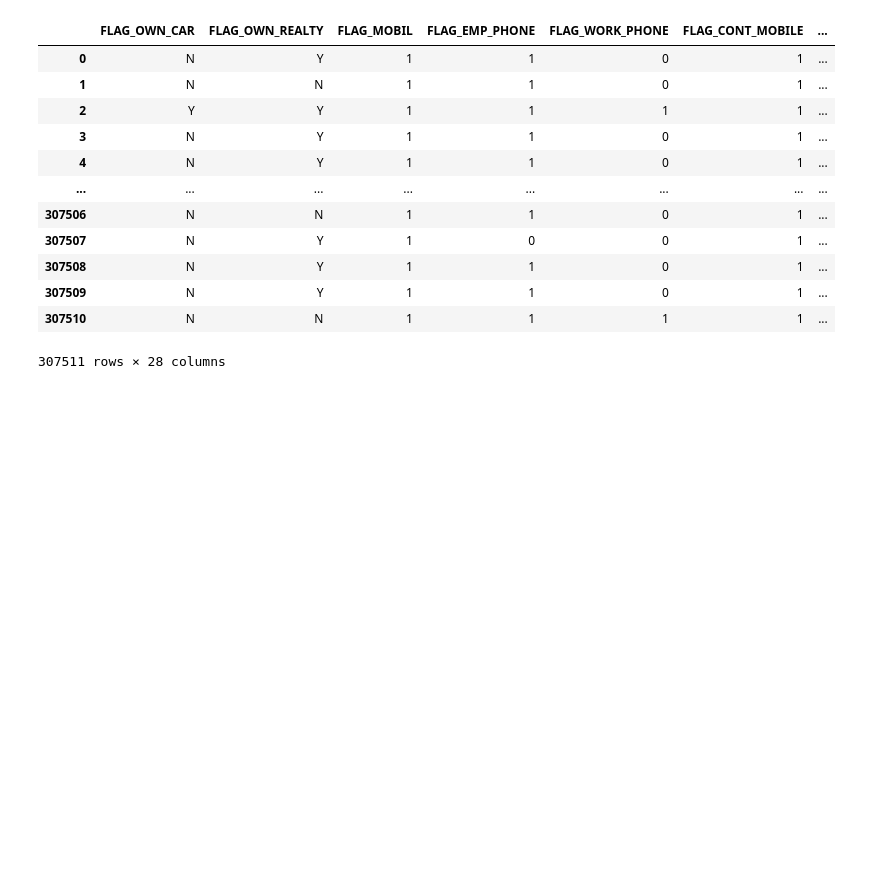
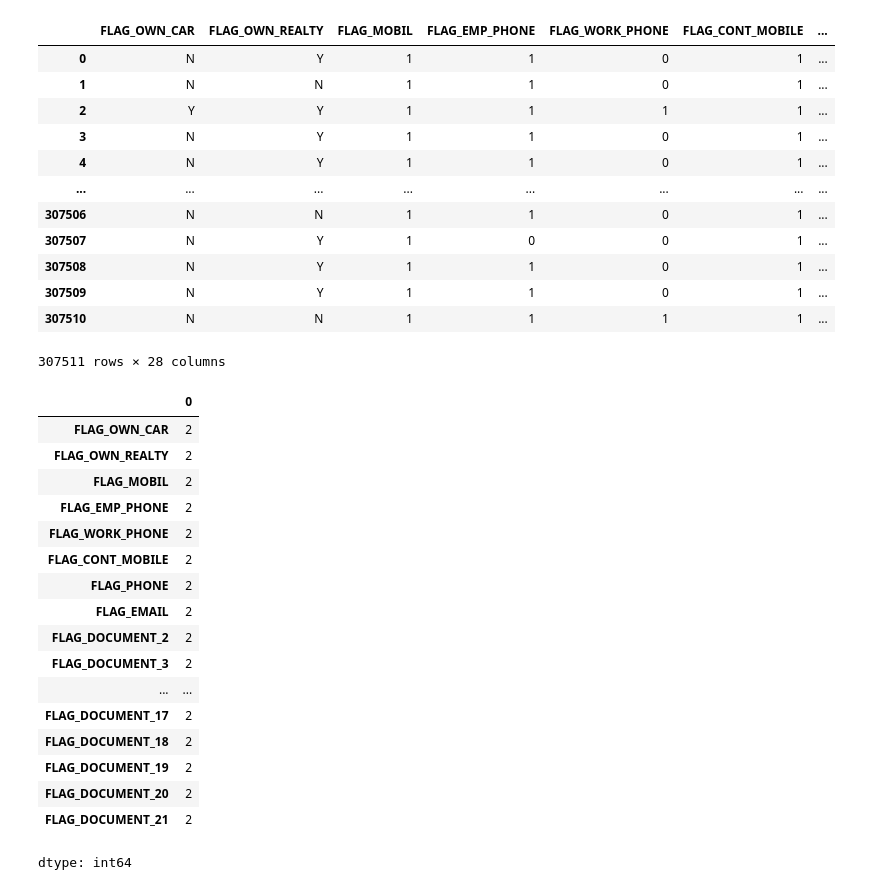
Before and after one commit to KharchenkoAnastasia/credit-default-risk-analysis, a Jupyter notebook: Home_Credit_Default_Risk.ipynb, the cells around one changed output. Cells and saved outputs as stored; diff of their text form; code cells hidden in the pictures; blank space fills up the shorter version.

```diff
--- a/Home_Credit_Default_Risk.ipynb
+++ b/Home_Credit_Default_Risk.ipynb
@@ -173,3 +173,24 @@ df[df.columns[flag_cols]]
 | 307509 | N | Y | 1 | 1 | 0 | 1 | ... |
 | 307510 | N | N | 1 | 1 | 1 | 1 | ... |
 307511 rows × 28 columns
+# %%
+df[df.columns[flag_cols]].nunique()
+# %% [output]
+|  | 0 |
+| FLAG_OWN_CAR | 2 |
+| FLAG_OWN_REALTY | 2 |
+| FLAG_MOBIL | 2 |
+| FLAG_EMP_PHONE | 2 |
+| FLAG_WORK_PHONE | 2 |
+| FLAG_CONT_MOBILE | 2 |
+| FLAG_PHONE | 2 |
+| FLAG_EMAIL | 2 |
+| FLAG_DOCUMENT_2 | 2 |
+| FLAG_DOCUMENT_3 | 2 |
+| ... | ... |
+| FLAG_DOCUMENT_17 | 2 |
+| FLAG_DOCUMENT_18 | 2 |
+| FLAG_DOCUMENT_19 | 2 |
+| FLAG_DOCUMENT_20 | 2 |
+| FLAG_DOCUMENT_21 | 2 |
+dtype: int64
```
